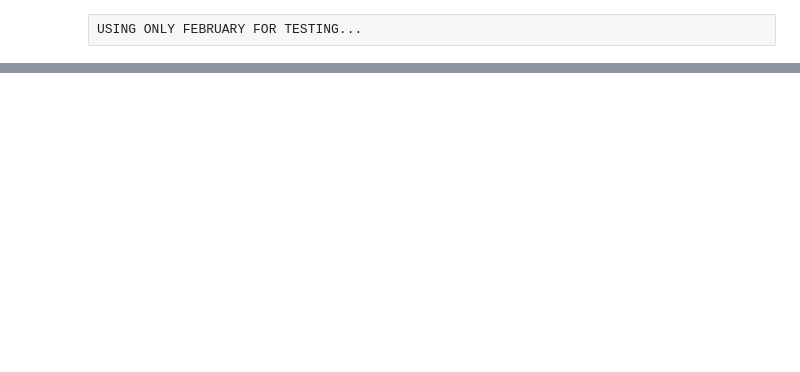
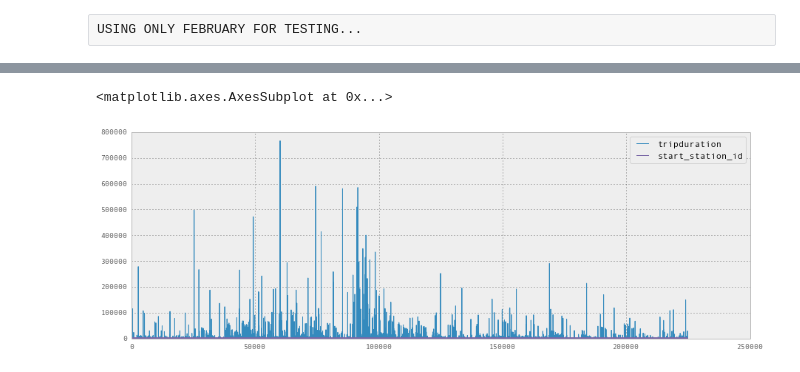
Before and after one commit to denisgarci/nycb, a Jupyter notebook: nycb.ipynb, the cells around one changed output, grey strips where cells are left out. Drawn from its saved outputs; the diff is of its cells as text; code cells hidden in the pictures; blank space fills up the shorter version.

```diff
--- a/nycb.ipynb
+++ b/nycb.ipynb
@@ -61,0 +35,2 @@ Name: starttime, Length: 224736, dtype: object
+# %%
+sub_data = data[['tripduration', 'start_station_id']]
@@ -61,0 +59,5 @@ Name: starttime, Length: 224736, dtype: object
+# %%
+sub_data.plot()
+# %% [output]
+<matplotlib.axes.AxesSubplot at 0x...>
+[figure, added]
```
Also changed, not shown: parts of 7 cells of this notebook.
